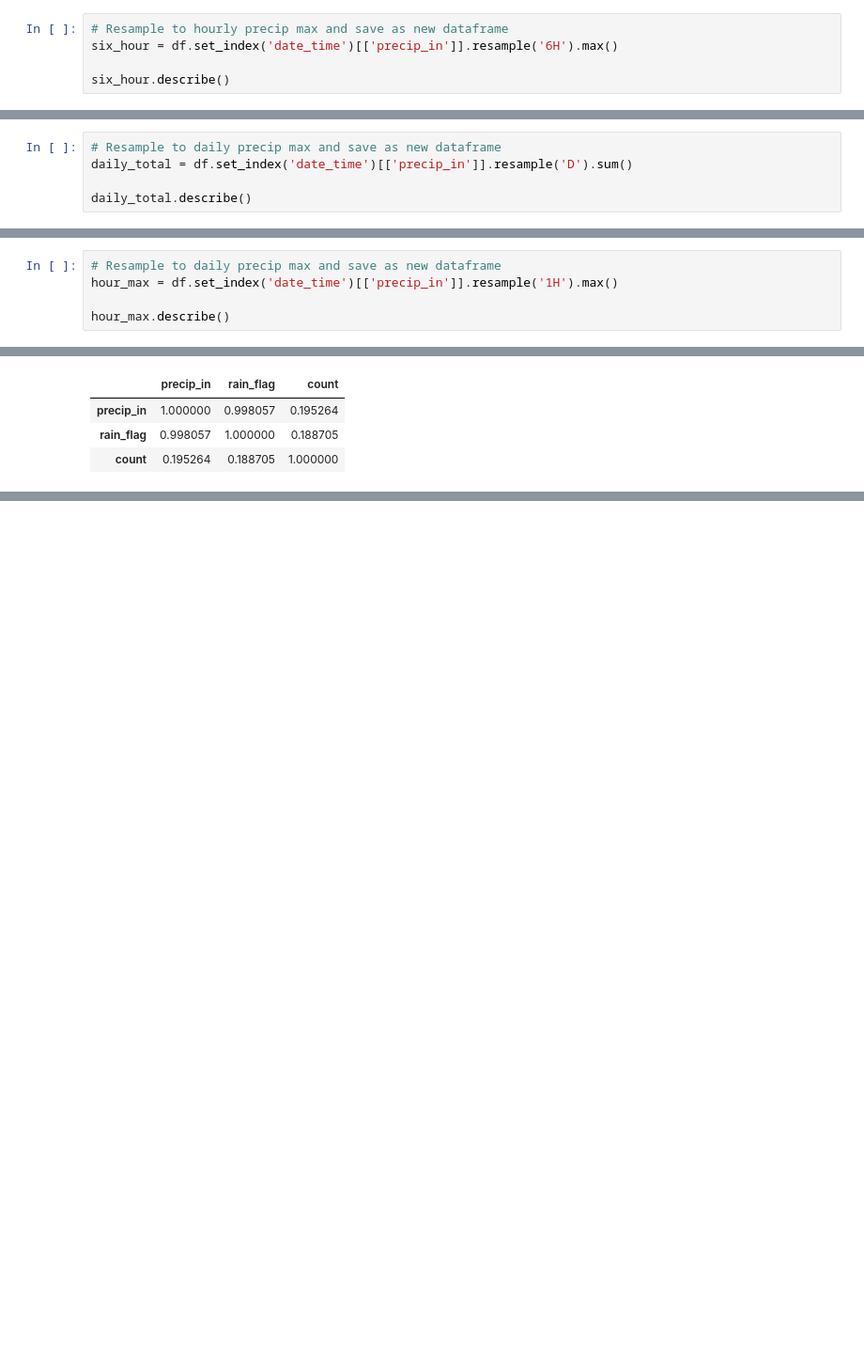
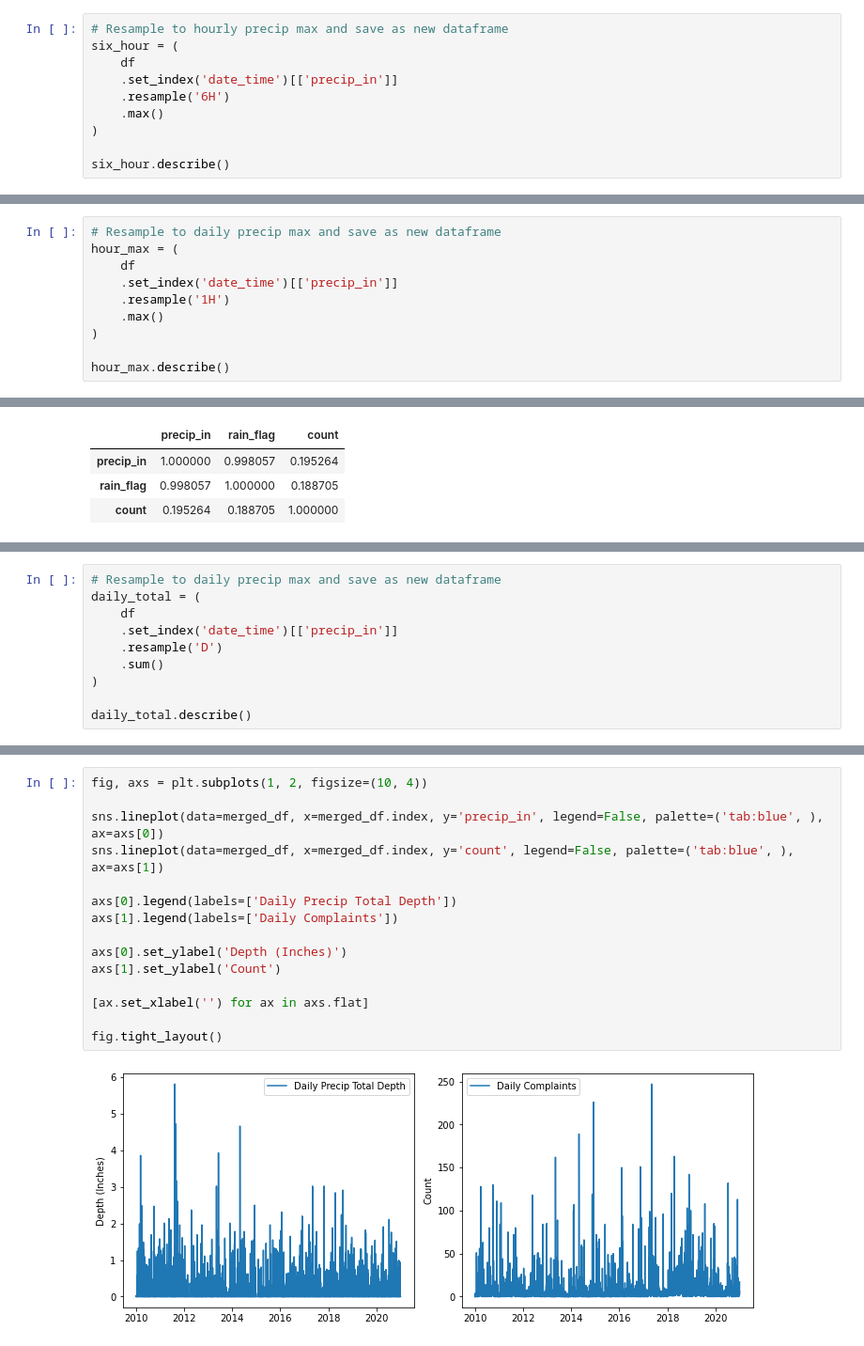
Before and after one commit to datalifenyc/nyc-street-flooding-analysis, a Jupyter notebook: analysis-book/nyc-precip-data.ipynb, the cells around one changed output, grey strips where cells are left out. Shown at 94% size. Saved outputs shown, nothing was run; the diff lists cells and outputs as text; blank space fills up the shorter version.

```diff
--- a/analysis-book/nyc-precip-data.ipynb
+++ b/analysis-book/nyc-precip-data.ipynb
@@ -281,7 +207,12 @@ one_hour.describe()
 | max | 1.660000 |
 # %%
 # Resample to hourly precip max and save as new dataframe
-six_hour = df.set_index('date_time')[['precip_in']].resample('6H').max()
+six_hour = (
+    df
+    .set_index('date_time')[['precip_in']]
+    .resample('6H')
+    .max()
+)
 
 six_hour.describe()
 # %% [output]
@@ -310,8 +241,3 @@ for ax in axs.flat:
 fig.tight_layout()
 # %% [output]
 [figure]
-# %%
-# Resample to daily precip max and save as new dataframe
-daily_total = df.set_index('date_time')[['precip_in']].resample('D').sum()
-
-daily_total.describe()
@@ -536,7 +303,12 @@ merged_df.corr(method='spearman')
 # Hourly Max Depth vs. Hourly Complaint Counts
 # %%
 # Resample to daily precip max and save as new dataframe
-hour_max = df.set_index('date_time')[['precip_in']].resample('1H').max()
+hour_max = (
+    df
+    .set_index('date_time')[['precip_in']]
+    .resample('1H')
+    .max()
+)
 
 hour_max.describe()
 # %% [output]
@@ -684,0 +460,10 @@ merged_df.corr(method='spearman')
+# %%
+# Resample to daily precip max and save as new dataframe
+daily_total = (
+    df
+    .set_index('date_time')[['precip_in']]
+    .resample('D')
+    .sum()
+)
+
+daily_total.describe()
@@ -684,0 +585,17 @@ merged_df.corr(method='spearman')
+# %%
+fig, axs = plt.subplots(1, 2, figsize=(10, 4))
+
+sns.lineplot(data=merged_df, x=merged_df.index, y='precip_in', legend=False, palette=('tab:blue', ), ax=axs[0])
+sns.lineplot(data=merged_df, x=merged_df.index, y='count', legend=False, palette=('tab:blue', ), ax=axs[1])
+
+axs[0].legend(labels=['Daily Precip Total Depth'])
+axs[1].legend(labels=['Daily Complaints'])
+
+axs[0].set_ylabel('Depth (Inches)')
+axs[1].set_ylabel('Count')
+
+[ax.set_xlabel('') for ax in axs.flat]
+
+fig.tight_layout()
+# %% [output]
+[figure, added]
```
Also changed, not shown: parts of 39 cells of this notebook.
